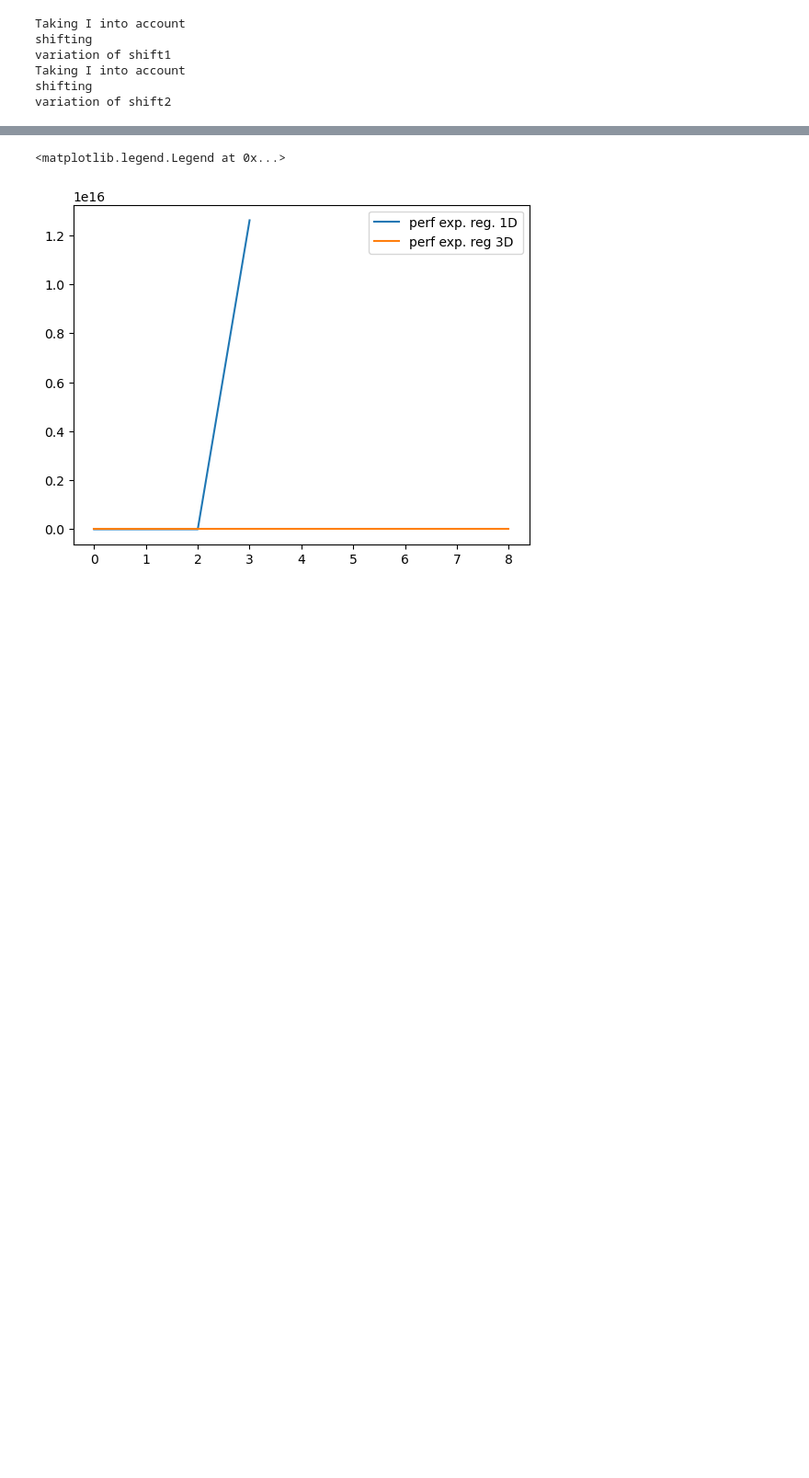
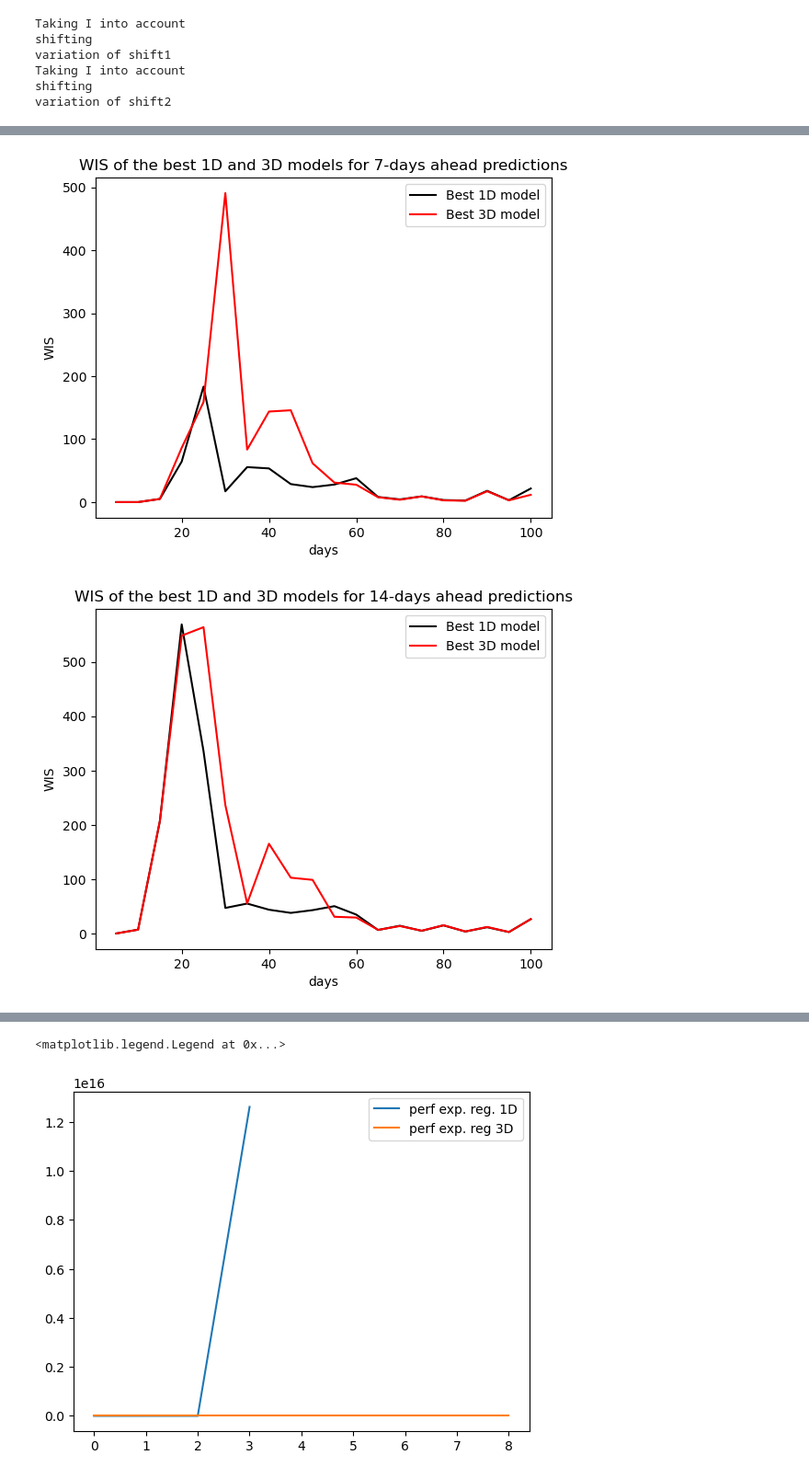
Before and after one commit to gregoirebechade/covid_internship, a Jupyter notebook: 07_global_evaluation_of_the_models.ipynb, the cells around one changed output, grey strips where cells are left out. Shown at 92% size. Cells and saved outputs as stored; diff of their text form; code cells hidden in the pictures; blank space fills up the shorter version.

```diff
--- a/07_global_evaluation_of_the_models.ipynb
+++ b/07_global_evaluation_of_the_models.ipynb
@@ -137,0 +369,48 @@ with open('./results/comparing_models3D_reach=7.json', 'r') as f:
+# %%
+points=[]
+best_perf_1D_7=[]
+best_perf_3D_7=[]
+for point in dicoresults1D_reach_7.keys():
+    point_int=(int(point.split('[')[1].split(']')[0]))
+    points.append(point_int)
+    index_best_model=np.argmin(dicoresults1D_reach_7[point])
+    best_model=models1D[index_best_model]
+    best_perf_1D_7.append(dicoresults1D_reach_7[point][index_best_model])
+plt.plot(points, best_perf_1D_7, label='Best 1D model', c='black')
+for point in dicoresults3D_reach_7.keys():
+    point_int=(int(point.split('[')[1].split(']')[0]))
+    index_best_model=np.argmin(dicoresults3D_reach_7[point])
+    best_model=models3D[index_best_model]
+    best_perf_3D_7.append(dicoresults3D_reach_7[point][index_best_model])
+plt.plot(points, best_perf_3D_7, label='Best 3D model', c='red')
+plt.title('WIS of the best 1D and 3D models for 7-days ahead predictions')
+plt.xlabel('days')
+plt.ylabel('WIS')
+plt.legend()
+plt.show()
+
+
+points=[]
+best_perf_1D_14=[]
+best_perf_3D_14=[]
+for point in dicoresults1D_reach_14.keys():
+    point_int=(int(point.split('[')[1].split(']')[0]))
+    points.append(point_int)
+    index_best_model=np.argmin(dicoresults1D_reach_14[point])
+    best_model=models1D[index_best_model]
+    best_perf_1D_14.append(dicoresults1D_reach_14[point][index_best_model])
+plt.plot(points, best_perf_1D_14, label='Best 1D model', c='black')
+for point in dicoresults3D_reach_14.keys():
+    point_int=(int(point.split('[')[1].split(']')[0]))
+    index_best_model=np.argmin(dicoresults3D_reach_14[point])
+    best_model=models3D[index_best_model]
+    best_perf_3D_14.append(dicoresults3D_reach_14[point][index_best_model])
+plt.plot(points, best_perf_3D_14, label='Best 3D model', c='red')
+plt.title('WIS of the best 1D and 3D models for 14-days ahead predictions')
+plt.xlabel('days')
+plt.ylabel('WIS')
+plt.legend()
+plt.show()
+# %% [output]
+[figure, added]
+[figure, added]
```
Also changed, not shown: parts of 18 cells of this notebook, 4 other files.
